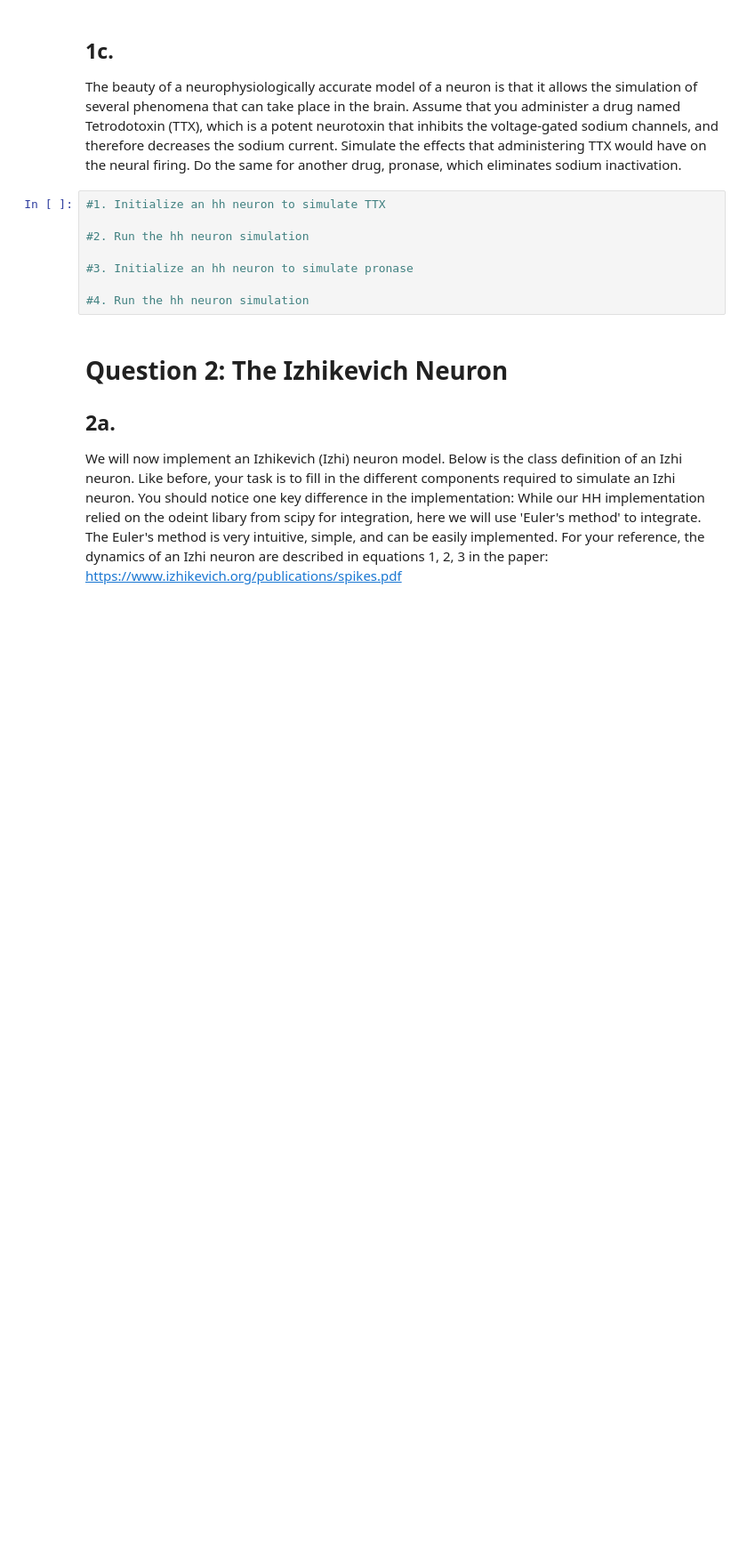
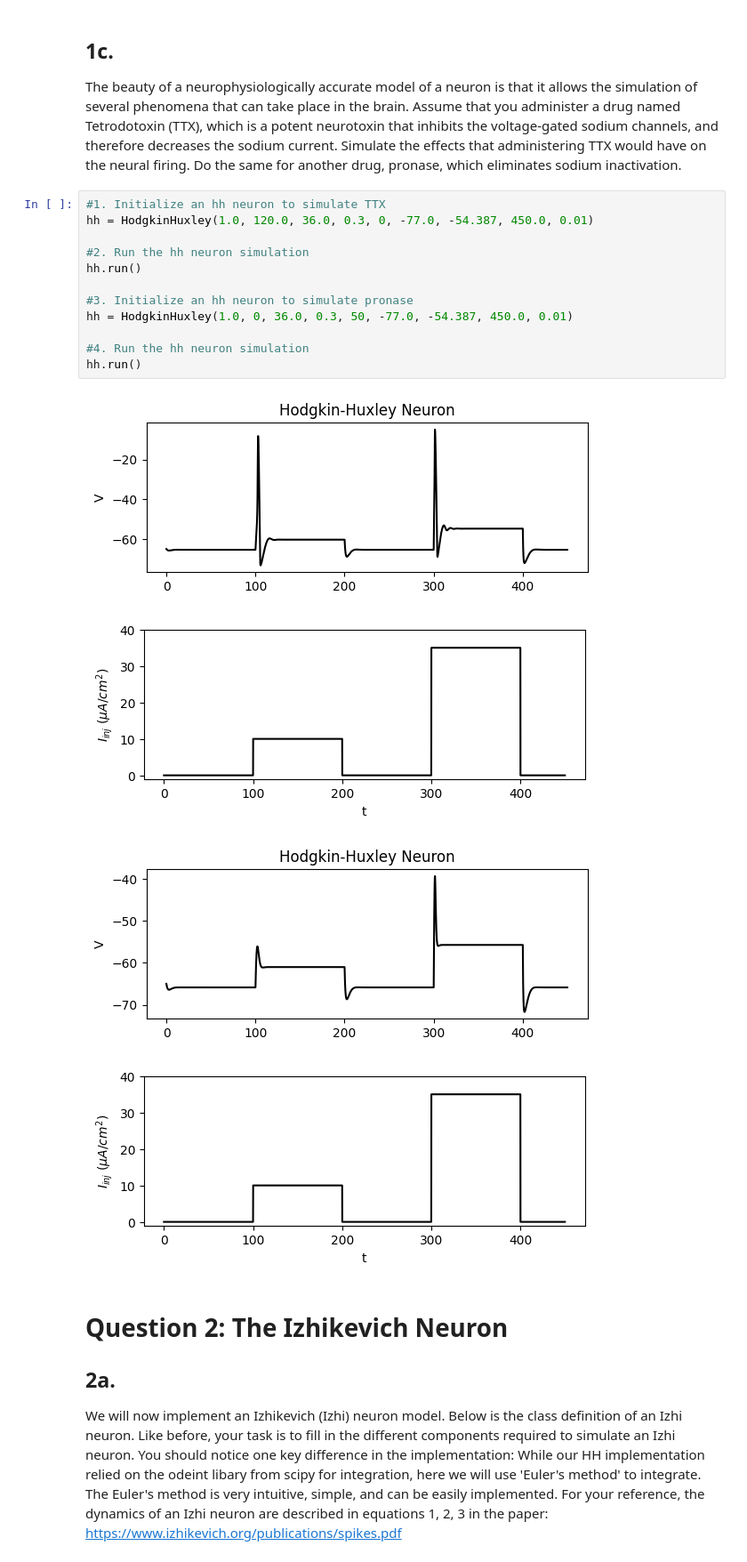
Before and after one commit to harmanpunn/525-BIC, a Jupyter notebook: Assignment 1/Assignment1/Assignment1_Questions.ipynb, the cells around one changed output. Shown at 89% size. Drawn from its saved outputs; the diff is of its cells as text; blank space fills up the shorter version.

```diff
--- a/Assignment 1/Assignment1/Assignment1_Questions.ipynb
+++ b/Assignment 1/Assignment1/Assignment1_Questions.ipynb
@@ -220,12 +222,21 @@ The beauty of a neurophysiologically accurate model of a neuron is that it allow
 which eliminates sodium inactivation.
 # %%
 #1. Initialize an hh neuron to simulate TTX
+hh = HodgkinHuxley(1.0, 120.0, 36.0, 0.3, 0, -77.0, -54.387, 450.0, 0.01)
 
 #2. Run the hh neuron simulation
+hh.run()
 
 #3. Initialize an hh neuron to simulate pronase
+hh = HodgkinHuxley(1.0, 0, 36.0, 0.3, 50, -77.0, -54.387, 450.0, 0.01)
 
 #4. Run the hh neuron simulation
+hh.run()
+# %% [output]
+[figure, added]
+[figure, added]
+[figure, added]
+[figure, added]
 # %% [markdown]
 # Question 2: The Izhikevich Neuron
 
```
Also changed, not shown: parts of 6 cells of this notebook.
